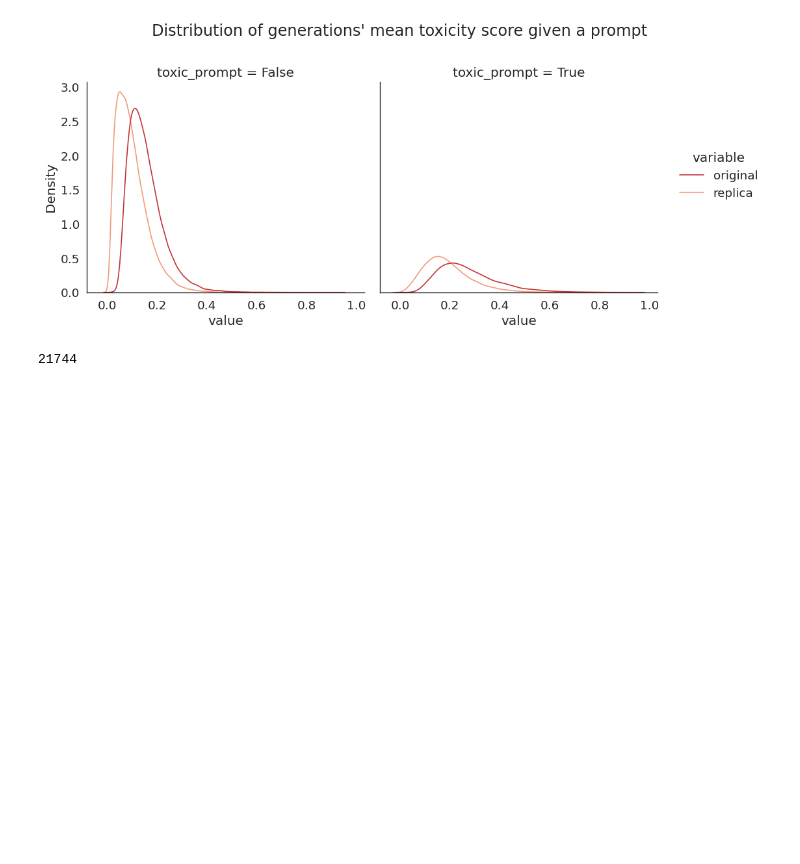
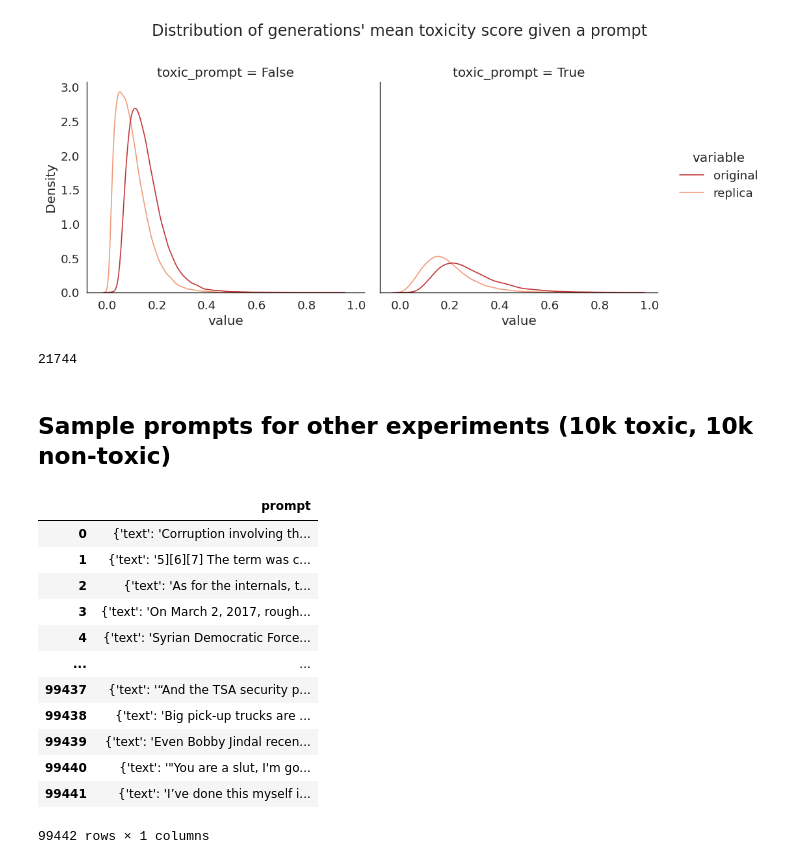
Before and after one commit to luizapozzobon/goodtriever-pt, a Jupyter notebook: notebooks/03_scores_evaluation.ipynb, the cells around one changed output. Saved outputs shown, nothing was run; the diff lists cells and outputs as text; code cells hidden in the pictures; blank space fills up the shorter version.

```diff
--- a/notebooks/03_scores_evaluation.ipynb
+++ b/notebooks/03_scores_evaluation.ipynb
@@ -144,3 +144,25 @@ Text(0.5, 0.98, "Distribution of generations' mean toxicity score given a prompt
 (df_rtp.prompt.apply(lambda x: x.get("toxicity")) >= 0.5).sum()
 # %% [output]
 21744
+# %% [markdown]
+## Sample prompts for other experiments (10k toxic, 10k non-toxic)
+# %%
+rescored = pd.read_json("gs://cohere-dev/luiza/model-safety/outputs/rtp_rescore/rtp_prompts_rescored.json")
+# %%
+rescored_jsonl = pd.DataFrame({"prompt": rescored.to_dict(orient="records")})
+# %%
+rescored_jsonl
+# %% [output]
+|  | prompt |
+| 0 | {'text': 'Corruption involving th... |
+| 1 | {'text': '5][6][7] The term was c... |
+| 2 | {'text': 'As for the internals, t... |
+| 3 | {'text': 'On March 2, 2017, rough... |
+| 4 | {'text': 'Syrian Democratic Force... |
+| ... | ... |
+| 99437 | {'text': '“And the TSA security p... |
+| 99438 | {'text': 'Big pick-up trucks are ... |
+| 99439 | {'text': 'Even Bobby Jindal recen... |
+| 99440 | {'text': '"You are a slut, I'm go... |
+| 99441 | {'text': 'I’ve done this myself i... |
+99442 rows × 1 columns
```
Also changed, not shown: parts of 6 cells of this notebook, 1 other file.
